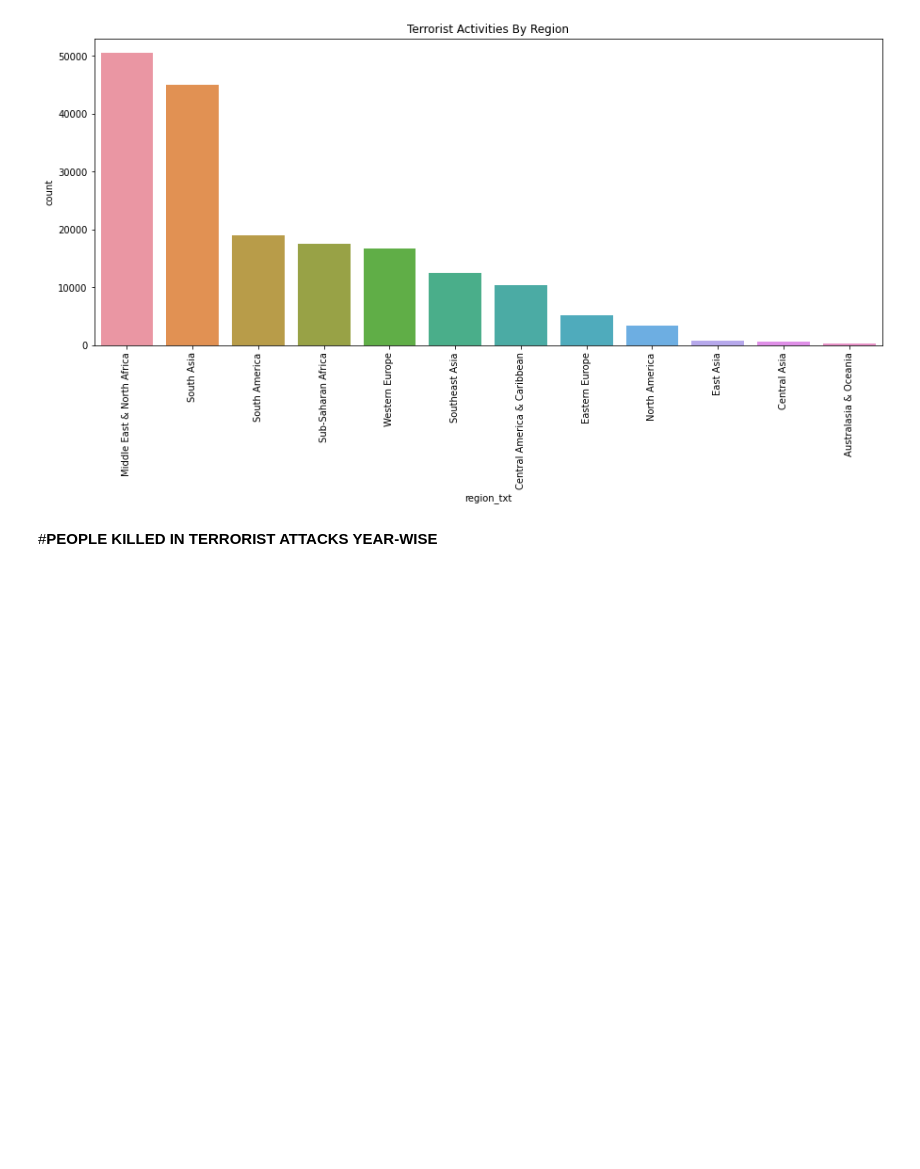
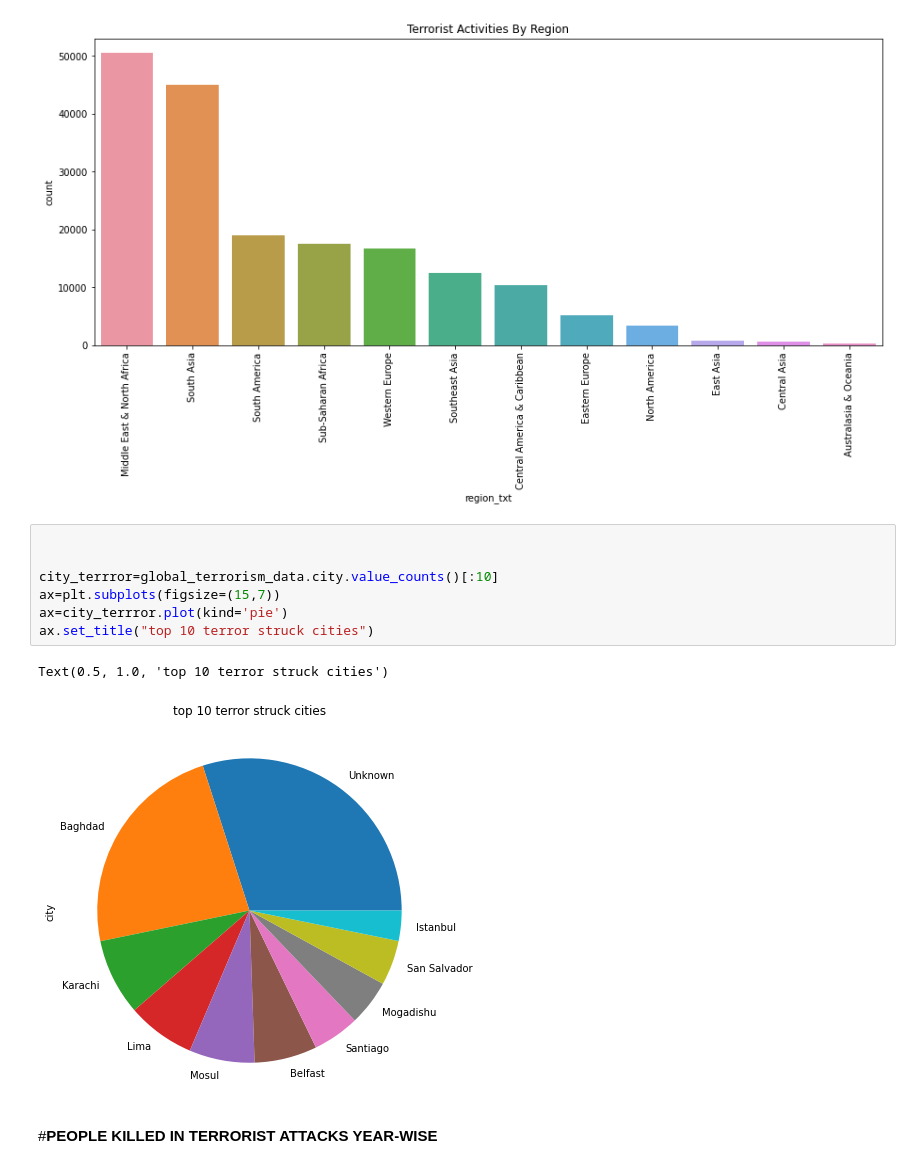
Before and after one commit to cartika/Global-terrorism-analysis-EDA-, a Jupyter notebook: GLOBAL_TERRORISM_ANALYSIS(EDA).ipynb, the cells around one changed output. Saved outputs shown, nothing was run; the diff lists cells and outputs as text; blank space fills up the shorter version.

```diff
--- a/GLOBAL_TERRORISM_ANALYSIS(EDA).ipynb
+++ b/GLOBAL_TERRORISM_ANALYSIS(EDA).ipynb
@@ -171,6 +173,16 @@ plt.show()
 # %% [output]
 Pass the following variable as a keyword arg: x. From version 0.12, the only valid positional argument will be `data`, and passing other arguments without an explicit keyword will result in an error o ...
 [figure]
+# %%
+
+
+city_terrror=global_terrorism_data.city.value_counts()[:10]
+ax=plt.subplots(figsize=(15,7))
+ax=city_terrror.plot(kind='pie')
+ax.set_title("top 10 terror struck cities")
+# %% [output]
+Text(0.5, 1.0, 'top 10 terror struck cities')
+[figure, added]
 # %% [markdown]
 #**PEOPLE KILLED IN TERRORIST ATTACKS YEAR-WISE**
 # %%
```
Also changed, not shown: parts of 5 cells of this notebook.
